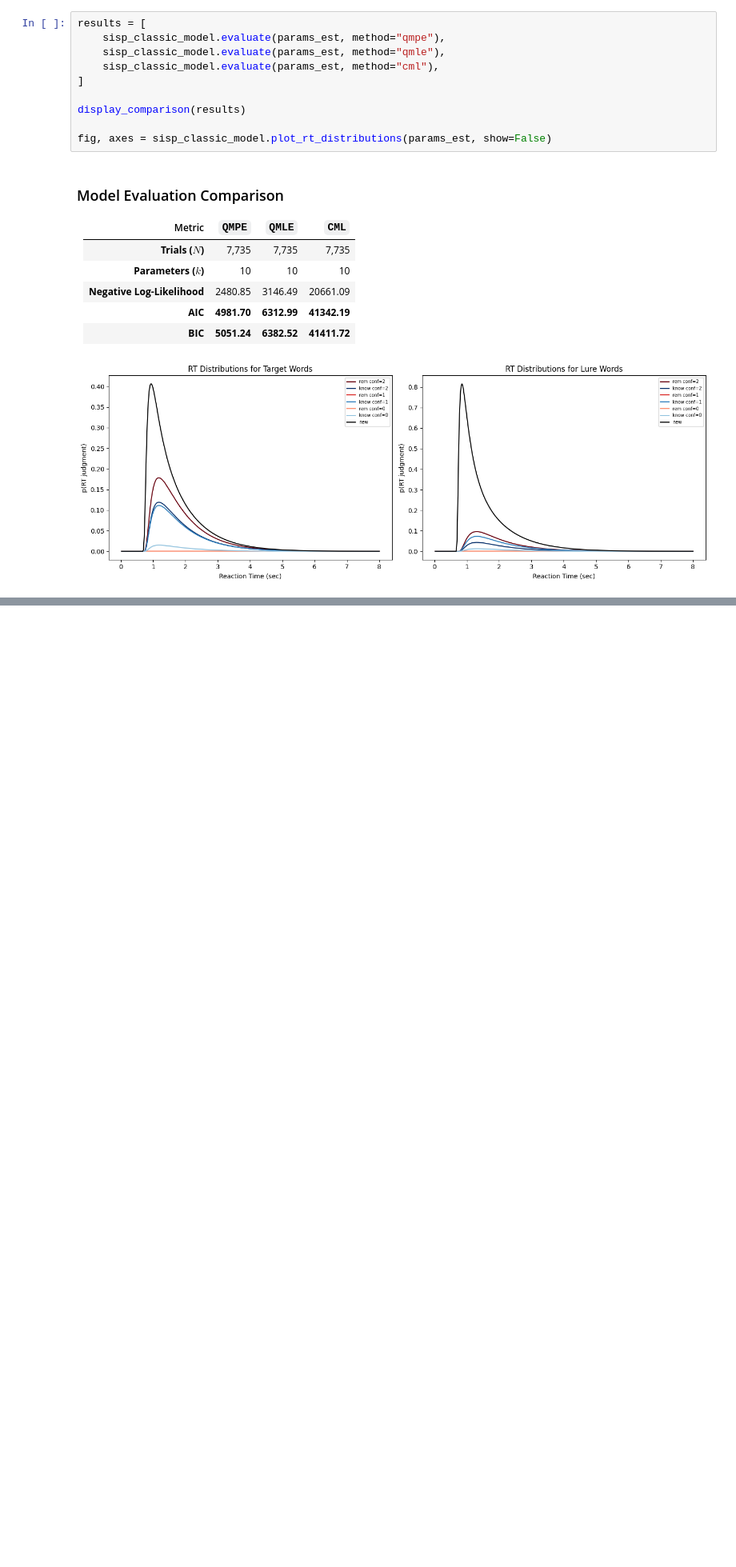
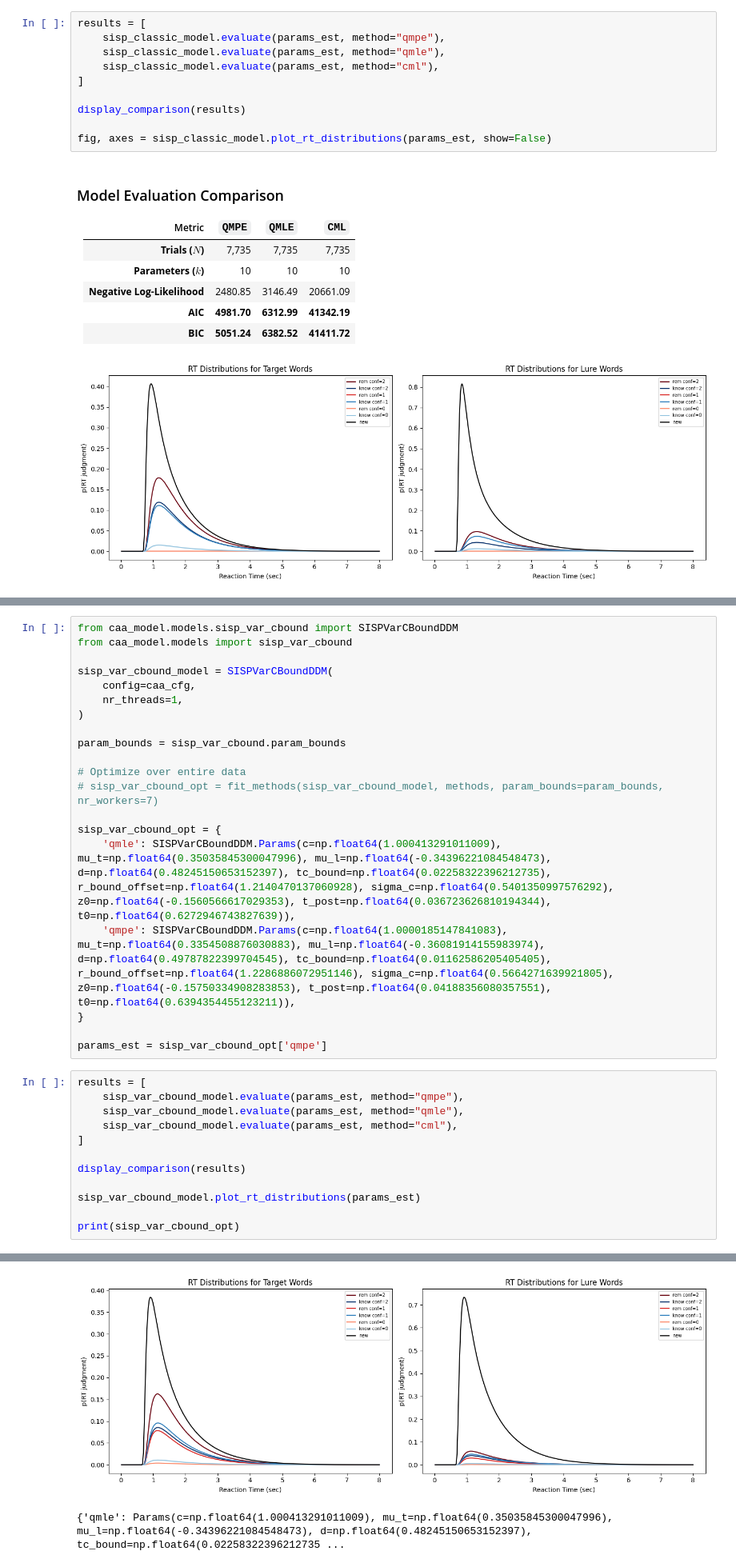
Before and after one commit to SpoopyPillow/caa_recognition_model, a Jupyter notebook: plot_models.ipynb, the cells around one changed output, grey strips where cells are left out. Shown at 80% size. Cells and saved outputs as stored; diff of their text form; blank space fills up the shorter version.

Commit message:
add SISP variable confidence boundary model

```diff
--- a/plot_models.ipynb
+++ b/plot_models.ipynb
@@ -396,0 +378,33 @@ fig, axes = sisp_classic_model.plot_rt_distributions(params_est, show=False)
+# %%
+from caa_model.models.sisp_var_cbound import SISPVarCBoundDDM
+from caa_model.models import sisp_var_cbound
+
+sisp_var_cbound_model = SISPVarCBoundDDM(
+    config=caa_cfg,
+    nr_threads=1,
+)
+
+param_bounds = sisp_var_cbound.param_bounds
+
+# Optimize over entire data
+# sisp_var_cbound_opt = fit_methods(sisp_var_cbound_model, methods, param_bounds=param_bounds, nr_workers=7)
+
+sisp_var_cbound_opt = {
+    'qmle': SISPVarCBoundDDM.Params(c=np.float64(1.000413291011009), mu_t=np.float64(0.35035845300047996), mu_l=np.float64(-0.34396221084548473), d=np.float64(0.48245150653152397), tc_bound=np.float64(0.02258322396212735), r_bound_offset=np.float64(1.2140470137060928), sigma_c=np.float64(0.5401350997576292), z0=np.float64(-0.1560566617029353), t_post=np.float64(0.036723626810194344), t0=np.float64(0.6272946743827639)),
+    'qmpe': SISPVarCBoundDDM.Params(c=np.float64(1.0000185147841083), mu_t=np.float64(0.3354508876030883), mu_l=np.float64(-0.36081914155983974), d=np.float64(0.49787822399704545), tc_bound=np.float64(0.01162586205405405), r_bound_offset=np.float64(1.2286886072951146), sigma_c=np.float64(0.5664271639921805), z0=np.float64(-0.15750334908283853), t_post=np.float64(0.04188356080357551), t0=np.float64(0.6394354455123211)),
+}
+
+params_est = sisp_var_cbound_opt['qmpe']
+# %%
+results = [
+    sisp_var_cbound_model.evaluate(params_est, method="qmpe"),
+    sisp_var_cbound_model.evaluate(params_est, method="qmle"),
+    sisp_var_cbound_model.evaluate(params_est, method="cml"),
+]
+
+display_comparison(results)
+
+sisp_var_cbound_model.plot_rt_distributions(params_est)
+
+print(sisp_var_cbound_opt)
+# %% [output]
@@ -396,0 +421,2 @@ fig, axes = sisp_classic_model.plot_rt_distributions(params_est, show=False)
+[figure, added]
+{'qmle': Params(c=np.float64(1.000413291011009), mu_t=np.float64(0.35035845300047996), mu_l=np.float64(-0.34396221084548473), d=np.float64(0.48245150653152397), tc_bound=np.float64(0.02258322396212735 ...
```
Also changed, not shown: parts of 4 cells of this notebook, 1 other file.
